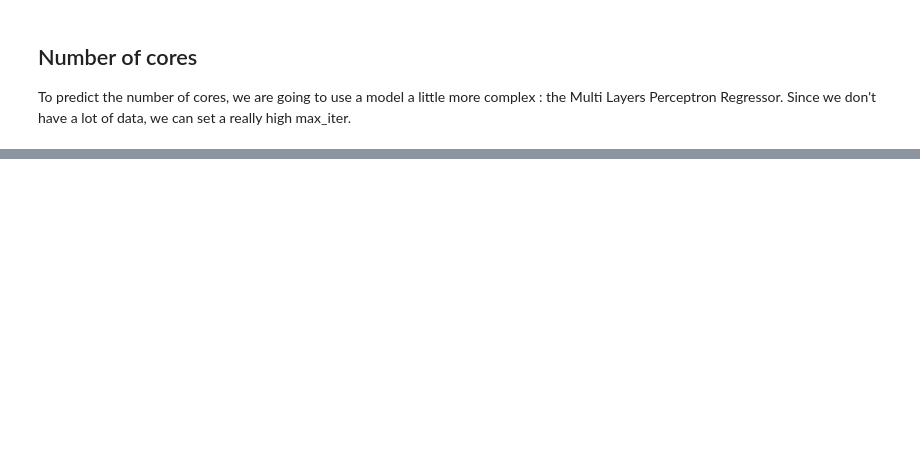
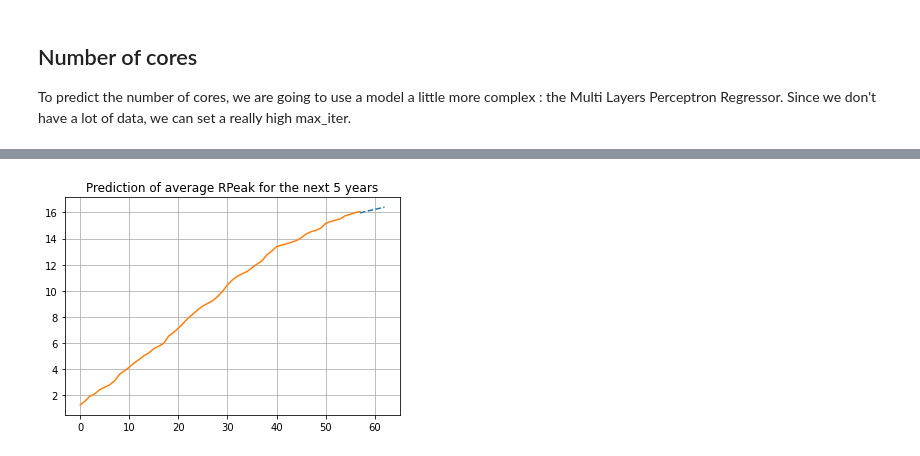
Before and after one commit to Aympab/TOP500-predictions-sklearn, a Jupyter notebook: report.ipynb, the cells around one changed output, grey strips where cells are left out. Saved outputs shown, nothing was run; the diff lists cells and outputs as text; code cells hidden in the pictures; blank space fills up the shorter version.

```diff
--- a/report.ipynb
+++ b/report.ipynb
@@ -238,3 +224,8 @@ for file in os.listdir(folder2) :
 
     for tab, label in zip(tabs, labels) :
         tab.append(np.mean(df[label]))
+
+rpeaks_concat = np.array(rpeaks_old_mean + rpeaks[2])
+rmaxs_concat = np.array(rmaxs_old_mean + rmaxs[2])
+
+_CONCAT_SIZE = len(rpeaks_concat)
@@ -289,0 +232,18 @@ plt.plot(proc_speed[2])
+# %%
+from sklearn.preprocessing import PolynomialFeatures
+from sklearn.linear_model import LinearRegression
+
+X = np.arange(_CONCAT_SIZE-1).reshape(-1, 1)
+y = np.array(rpeaks_concat[:-1])
+
+degree=3
+rpeak_polyreg=make_pipeline(PolynomialFeatures(degree),LinearRegression())
+# rpeak_polyreg=make_pipeline(LinearRegression())
+rpeak_polyreg.fit(X,y)
+
+print("RPeak real last value : ", (rpeaks_concat[-1]))
+print("Model's estimation : ", (rpeak_polyreg.predict(np.array([_CONCAT_SIZE]).reshape(-1,1))))
+
+#5 next values
+lags = np.array([_CONCAT_SIZE, _CONCAT_SIZE+1, _CONCAT_SIZE+2, _CONCAT_SIZE+3, _CONCAT_SIZE+4]).reshape(-1, 1)
+print(rpeak_polyreg.predict(lags))
@@ -289,0 +305,9 @@ plt.plot(proc_speed[2])
+# %%
+full_lags = np.arange(_CONCAT_SIZE + 5)
+rpeak_prediction = rpeak_polyreg.predict(full_lags.reshape(-1,1))
+plt.plot(np.arange(start=_CONCAT_SIZE-1, stop=_CONCAT_SIZE+5), np.log(rpeak_prediction[-6:]), '--')
+plt.plot(np.log(rpeaks_concat))
+plt.title("Prediction of average RPeak for the next 5 years")
+plt.grid()
+# %% [output]
+[figure, added]
```
Also changed, not shown: parts of 16 cells of this notebook.
